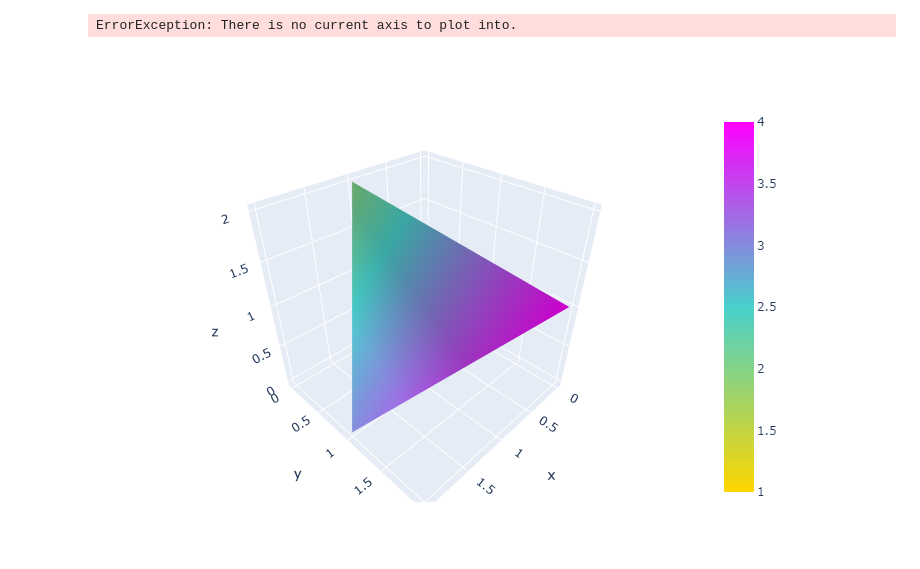
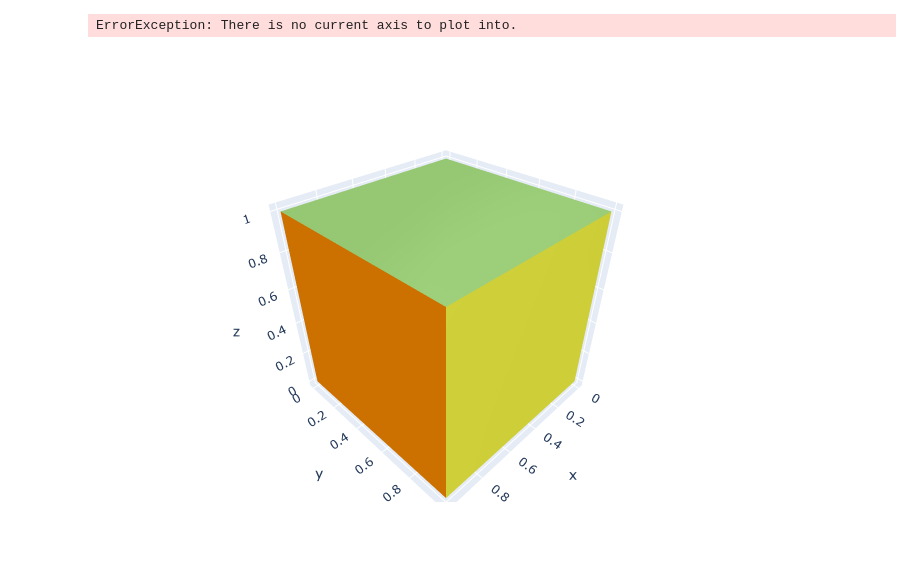
Before and after one commit to Saschobolt/GeoCombSurfX, a Jupyter notebook: src/Sascha/non-convex-interlocking.ipynb, the cells around one changed output. Cells and saved outputs as stored; diff of their text form; code cells hidden in the pictures.

```diff
--- a/src/Sascha/non-convex-interlocking.ipynb
+++ b/src/Sascha/non-convex-interlocking.ipynb
@@ -135,44 +151,45 @@ ErrorException: There is no current axis to plot into.
 # %%
 using PlotlyJS
 
 p = Plot()
 
 plot(mesh3d(
     x=[0, 1, 2, 0],
     y=[0, 0, 1, 2],
     z=[0, 2, 0, 1],
     #colorbar_title="z",
     colorscale=[[0, "gold"],
                 [0.5, "mediumturquoise"],
                 [1, "magenta"]],
     # Intensity of each vertex, which will be interpolated and color-coded
     intensity=[0, 0,0,0],
     # i, j and k give the vertices of triangles
     # here we represent the 4 triangles of the tetrahedron surface
     i=[0, 0, 0, 1],
     j=[1, 2, 3, 2],
     k=[2, 3, 1, 3],
     name="y",
     showscale=true
 ))
 
-plot(mesh3d(
-    x=[0, 1, 2, 0],
-    y=[0, 0, 1, 2],
-    z=[0, 2, 0, 1],
-    #colorbar_title="z",
-    colorscale=[[0, "gold"],
-                [0.5, "mediumturquoise"],
-                [1, "magenta"]],
-    # Intensity of each vertex, which will be interpolated and color-coded
-    intensity=1:4,
-    # i, j and k give the vertices of triangles
-    # here we represent the 4 triangles of the tetrahedron surface
-    i=[0, 0, 0, 1],
-    j=[1, 2, 3, 2],
-    k=[2, 3, 1, 3],
-    name="y",
-    showscale=true
-))
+facecolor = repeat([
+    "rgb(50, 200, 200)",
+    "rgb(100, 200, 255)",
+    "rgb(150, 200, 115)",
+    "rgb(200, 200, 50)",
+    "rgb(230, 200, 10)",
+    "rgb(255, 140, 0)"
+], inner=[2])
+
+t = mesh3d(
+    x=[0, 0, 1, 1, 0, 0, 1, 1],
+    y=[0, 1, 1, 0, 0, 1, 1, 0],
+    z=[0, 0, 0, 0, 1, 1, 1, 1],
+    i=[7, 0, 0, 0, 4, 4, 2, 6, 4, 0, 3, 7],
+    j=[3, 4, 1, 2, 5, 6, 5, 5, 0, 1, 2, 2],
+    k=[0, 7, 2, 3, 6, 7, 1, 2, 5, 5, 7, 6],
+    facecolor=facecolor)
+
+plot(t)
 # %% [output]
-[figure, old version]
+[figure, new version]
```
Also changed, not shown: parts of 3 cells of this notebook, 2 other files.
